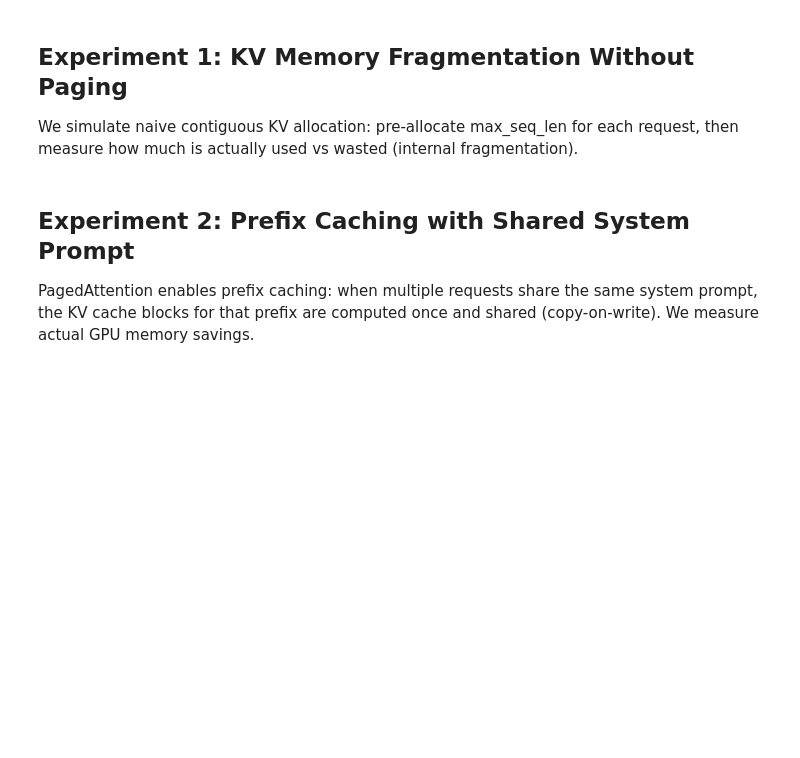
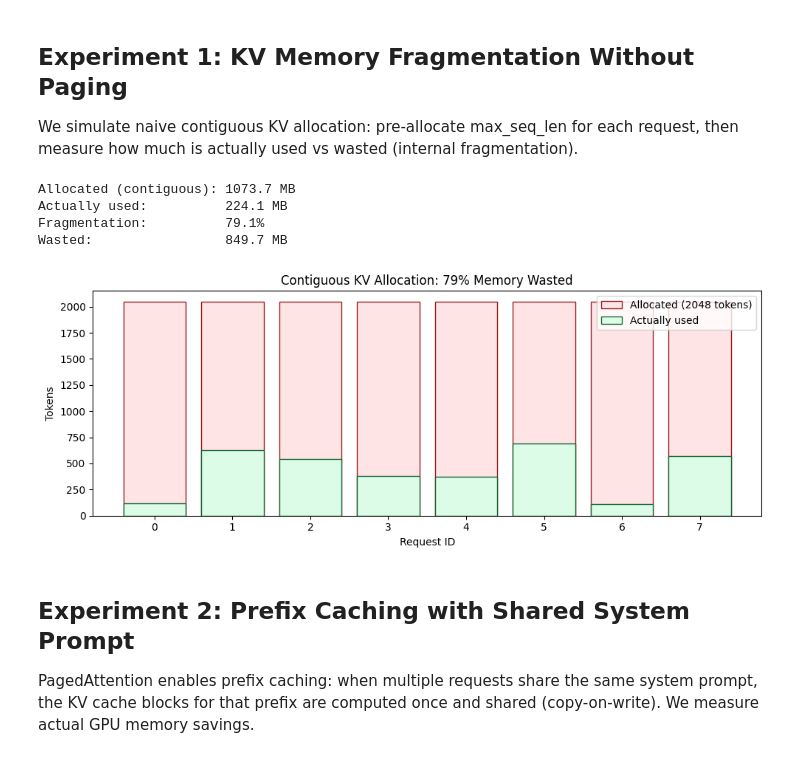
Before and after one commit to Mrudhulraj/llm-caching, a Jupyter notebook: kv-cache/preficx-caching.ipynb, the cells around one changed output. Cells and saved outputs as stored; diff of their text form; code cells hidden in the pictures; blank space fills up the shorter version.

```diff
--- a/kv-cache/preficx-caching.ipynb
+++ b/kv-cache/preficx-caching.ipynb
@@ -56,14 +50,15 @@ gpu_name = torch.cuda.get_device_name(0)  # Human-readable GPU model name (e.g.
 # Create tensor for computationgpu_mem_gb = torch.cuda.get_device_properties(0).total_memory / 1e9  # Total VRAM in GB
 # Display formatted resultprint(f'GPU: {gpu_name} ({gpu_mem_gb:.1f} GB)')
 # %%
-# --- Cell 2: Mistral-7B parameters ---
+# --- Cell 2: Llama-3.2B parameters ---
 # Model identifier on HuggingFace -- non-gated so no auth token needed
-MODEL_ID = 'mistralai/Mistral-7B-v0.1'
+# MODEL_ID = 'mistralai/Mistral-7B-v0.1'
+MODEL_ID = 'meta-llama/Llama-3.2-3B'
 
 # Architecture constants needed to compute KV cache memory per token
-MISTRAL_LAYERS = 32       # Number of transformer layers (each has its own KV cache)
-MISTRAL_KV_HEADS = 8      # GQA: only 8 KV heads (vs 32 query heads) -- saves 4x memory
-MISTRAL_HEAD_DIM = 128    # Dimension of each attention head (hidden_dim / num_heads)
+MISTRAL_LAYERS = 16
+MISTRAL_KV_HEADS = 16
+MISTRAL_HEAD_DIM = 64    # Dimension of each attention head (hidden_dim / num_heads)
 DTYPE_BYTES = 2           # float16 = 2 bytes per parameter
 
 # Formula: 2 tensors (K and V) * layers * kv_heads * head_dim * bytes_per_element
@@ -78,46 +75,56 @@ We simulate naive contiguous KV allocation: pre-allocate max_seq_len for each re
 then measure how much is actually used vs wasted (internal fragmentation).
 # %%
 # --- Cell 3: Naive contiguous KV allocation fragmentation ---
-# This simulates the pre-PagedAttention approach where each request gets max_seq_len
-# slots allocated upfront, even if it only uses a fraction of them.
 
-# Configuration parameterMAX_SEQ_LEN = 2048   # Worst-case allocation per request (must support up to this length)
-# Configuration parameterNUM_REQUESTS = 8     # Number of concurrent requests in the batch
+# Configuration parameter
+MAX_SEQ_LEN = 2048   # Worst-case allocation per request (must support up to this length)
+# Configuration parameter
+NUM_REQUESTS = 8     # Number of concurrent requests in the batch
 
 # Simulate realistic token counts -- real requests vary widely (50-800 tokens)
 rng_frag = np.random.default_rng(42)  # Seeded RNG for reproducible results
-# Process this stepactual_lengths = rng_frag.integers(50, 800, size=NUM_REQUESTS)  # Random actual seq lengths
+# Process this step
+actual_lengths = rng_frag.integers(50, 800, size=NUM_REQUESTS)  # Random actual seq lengths
 
 # Calculate memory: contiguous approach reserves MAX_SEQ_LEN for every request
 allocated_per_req = MAX_SEQ_LEN * KV_BYTES_PER_TOKEN  # Bytes reserved per request
-# Process this stepused_per_req = actual_lengths * KV_BYTES_PER_TOKEN     # Bytes actually consumed per request
-# Process this steptotal_allocated_mb = (allocated_per_req * NUM_REQUESTS) / 1e6  # Total reserved (MB)
-# Aggregate values across the dimensiontotal_used_mb = used_per_req.sum() / 1e6  # Total actually needed (MB)
+# Process this step
+used_per_req = actual_lengths * KV_BYTES_PER_TOKEN     # Bytes actually consumed per request
+# Process this step
+total_allocated_mb = (allocated_per_req * NUM_REQUESTS) / 1e6  # Total reserved (MB)
+# Aggregate values across the dimension
+total_used_mb = used_per_req.sum() / 1e6  # Total actually needed (MB)
 # Fragmentation = fraction of allocated memory that sits idle/wasted
 fragmentation_pct = (1 - total_used_mb / total_allocated_mb) * 100
 
 # Display results -- expect 50-70% fragmentation for typical workloads
 print(f'Allocated (contiguous): {total_allocated_mb:.1f} MB')
-# Display formatted resultprint(f'Actually used:          {total_used_mb:.1f} MB')
-# Display formatted resultprint(f'Fragmentation:          {fragmentation_pct:.1f}%')
-# Display formatted resultprint(f'Wasted:                 {total_allocated_mb - total_used_mb:.1f} MB')
+print(f'Actually used:          {total_used_mb:.1f} MB')
+print(f'Fragmentation:          {fragmentation_pct:.1f}%')
+print(f'Wasted:                 {total_allocated_mb - total_used_mb:.1f} MB')
 
 # --- Visualization: bar chart showing allocated vs used per request ---
 fig_frag, ax_frag = plt.subplots(figsize=(10, 4))  # Wide figure for 8 bars
 x_pos = np.arange(NUM_REQUESTS)  # X-axis positions for each request bar
 # Rose bars show full allocation (wasted space visible above green)
 ax_frag.bar(x_pos, [MAX_SEQ_LEN]*NUM_REQUESTS, color='#ffe4e6', edgecolor='#991b1b',
             label=f'Allocated ({MAX_SEQ_LEN} tokens)')
 # Green bars overlay showing actual usage -- gap = fragmentation
 ax_frag.bar(x_pos, actual_lengths, color='#dcfce7', edgecolor='#166534',
             label='Actually used')
 ax_frag.set_xlabel('Request ID')  # Each bar is one concurrent request
 ax_frag.set_ylabel('Tokens')  # Y-axis: sequence length in tokens
 ax_frag.set_title(f'Contiguous KV Allocation: {fragmentation_pct:.0f}% Memory Wasted')
 ax_frag.legend()  # Show which color means what
 ax_frag.set_xticks(x_pos)  # Label each request bar with its ID
 plt.tight_layout()  # Prevent label clipping
 plt.show()  # Render the chart
+# %% [output]
+Allocated (contiguous): 1073.7 MB
+Actually used:          224.1 MB
+Fragmentation:          79.1%
+Wasted:                 849.7 MB
+[figure, added]
 # %% [markdown]
 ## Experiment 2: Prefix Caching with Shared System Prompt
 
```
Also changed, not shown: parts of 13 cells of this notebook.
